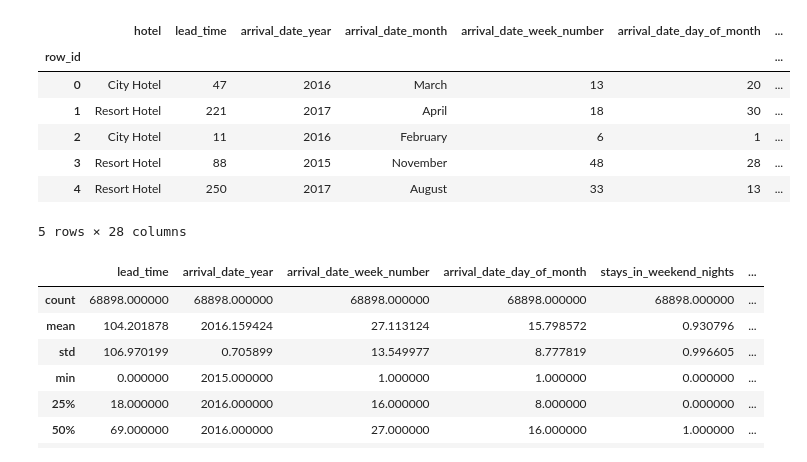
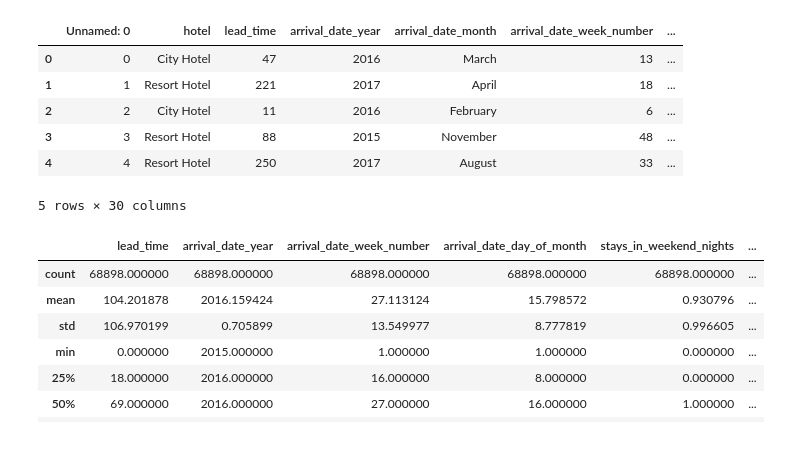
Before and after one commit to Leob000/booking-status-prediction, a Jupyter notebook: notebooks/explo.ipynb, the cells around one changed output. Saved outputs shown, nothing was run; the diff lists cells and outputs as text; code cells hidden in the pictures.

```diff
--- a/notebooks/explo.ipynb
+++ b/notebooks/explo.ipynb
@@ -22,20 +26,16 @@ sys.path.insert(0, str(root))
 # %%
-df = pd.read_csv("../src/data/train_data.csv")
-df.set_index("row_id", inplace=True)
-df.drop(columns=["Unnamed: 0"], inplace=True)
-target = "reservation_status"
+DATA_PATH = Path("../src/data/train_data.csv")
+TARGET_COL = "reservation_status"
+INCLUDE_WEEK_NUMBER_8TO10 = True
 
-# Check nans
-assert df.isna().sum().unique() == 0
-
-df.head()
+df_raw = pd.read_csv(DATA_PATH)
+df_raw.head()
 # %% [output]
-|  | hotel | lead_time | arrival_date_year | arrival_date_month | arrival_date_week_number | arrival_date_day_of_month | ... |
-| row_id |  |  |  |  |  |  | ... |
-| 0 | City Hotel | 47 | 2016 | March | 13 | 20 | ... |
-| 1 | Resort Hotel | 221 | 2017 | April | 18 | 30 | ... |
-| 2 | City Hotel | 11 | 2016 | February | 6 | 1 | ... |
-| 3 | Resort Hotel | 88 | 2015 | November | 48 | 28 | ... |
-| 4 | Resort Hotel | 250 | 2017 | August | 33 | 13 | ... |
+|  | Unnamed: 0 | hotel | lead_time | arrival_date_year | arrival_date_month | arrival_date_week_number | ... |
+| 0 | 0 | City Hotel | 47 | 2016 | March | 13 | ... |
+| 1 | 1 | Resort Hotel | 221 | 2017 | April | 18 | ... |
+| 2 | 2 | City Hotel | 11 | 2016 | February | 6 | ... |
+| 3 | 3 | Resort Hotel | 88 | 2015 | November | 48 | ... |
+| 4 | 4 | Resort Hotel | 250 | 2017 | August | 33 | ... |
-5 rows × 28 columns
+5 rows × 30 columns
 # %%
```
Also changed, not shown: parts of 17 cells of this notebook, 7 other files.
